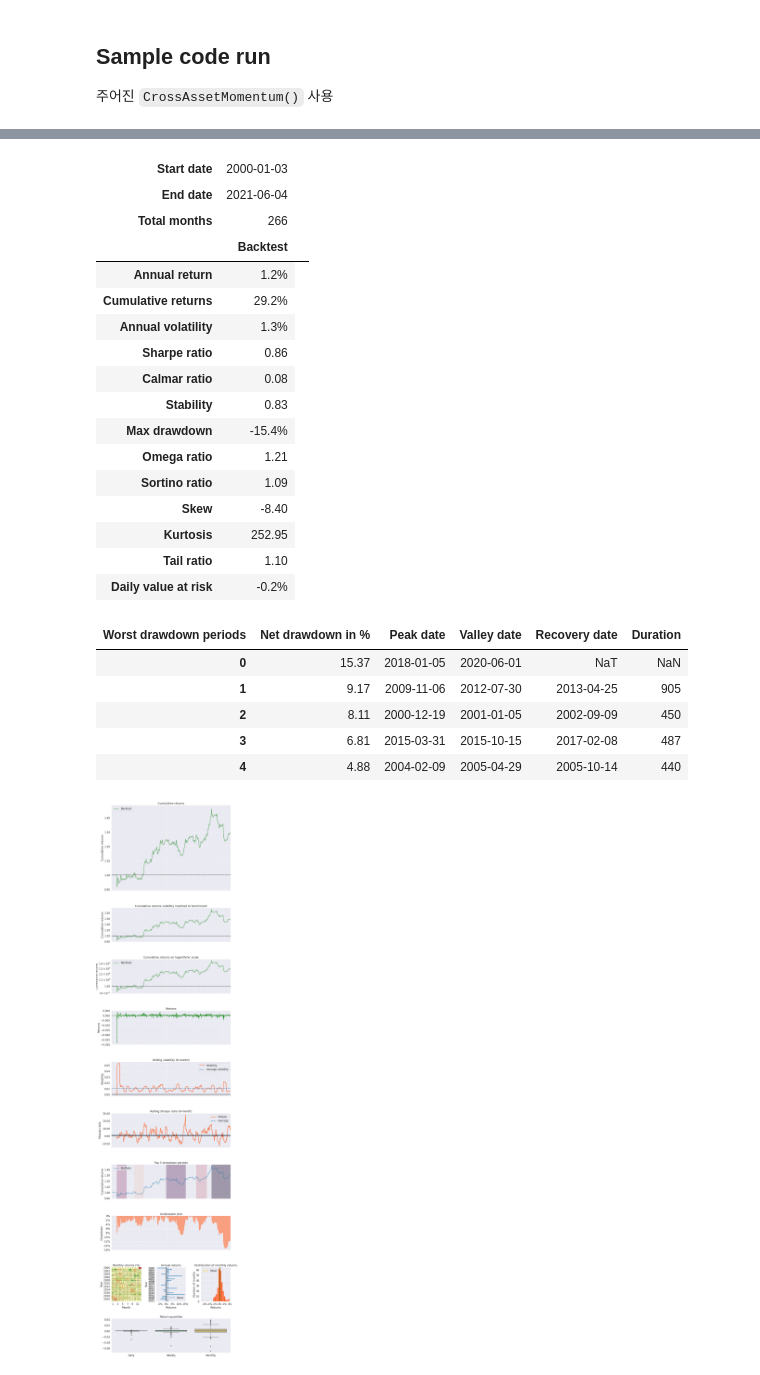
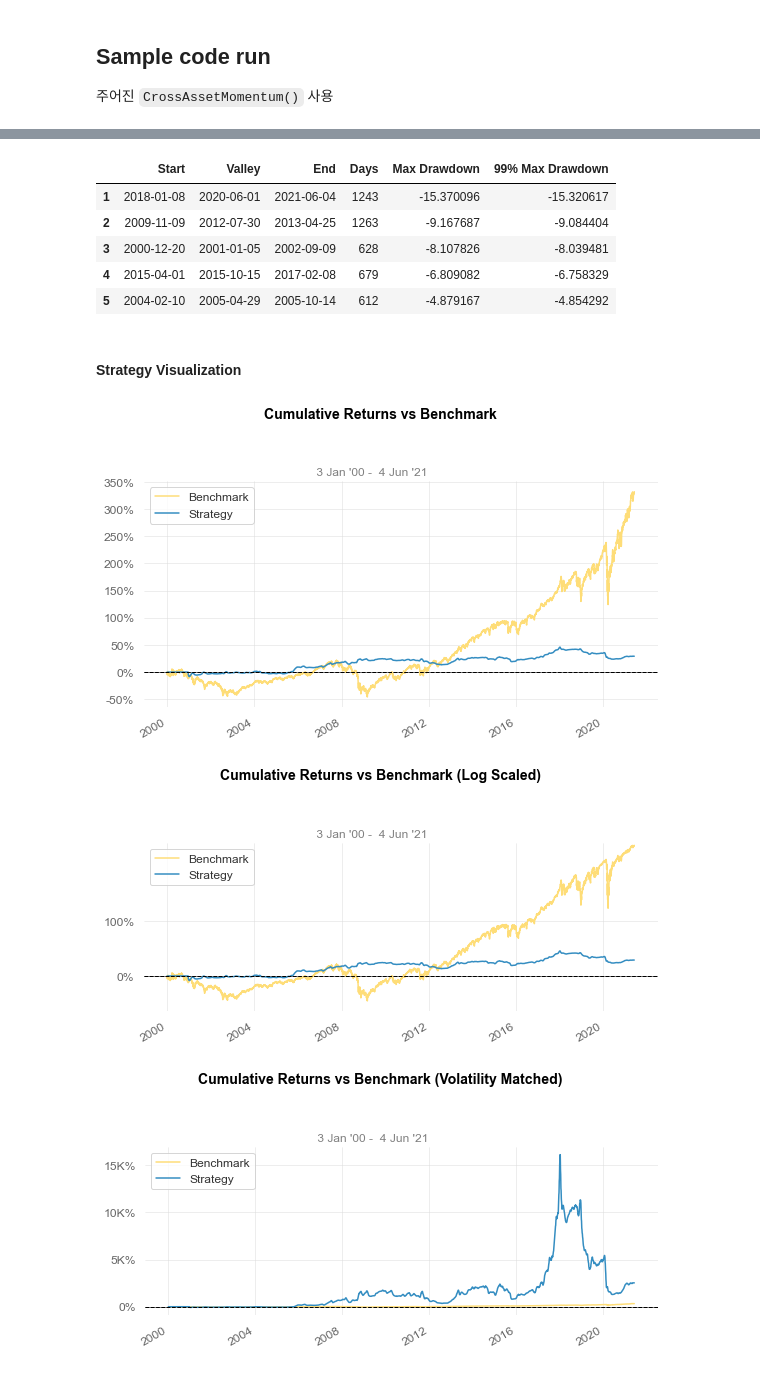
Before and after one commit to jaepil-choi/careerhigh_quant, a Jupyter notebook: project1.ipynb, the cells around one changed output, grey strips where cells are left out. Saved outputs shown, nothing was run; the diff lists cells and outputs as text; code cells hidden in the pictures.

```diff
--- a/project1.ipynb
+++ b/project1.ipynb
@@ -126,5 +126,7 @@ equity_CAM = CrossAssetMomentum(
     lookback_period=lookback_period,
     holding_period=holding_period,
     n_selection=n_selection,
+
+    show_analytics=True
 )
 # %% [output]
@@ -131,24 +153,10 @@ equity_CAM = CrossAssetMomentum(
-| Start date | 2000-01-03 |  |
-| End date | 2021-06-04 |  |
-| Total months | 266 |  |
-|  | Backtest |
-| Annual return | 1.2% |
-| Cumulative returns | 29.2% |
-| Annual volatility | 1.3% |
-| Sharpe ratio | 0.86 |
-| Calmar ratio | 0.08 |
-| Stability | 0.83 |
-| Max drawdown | -15.4% |
-| Omega ratio | 1.21 |
-| Sortino ratio | 1.09 |
-| Skew | -8.40 |
-| Kurtosis | 252.95 |
-| Tail ratio | 1.10 |
-| Daily value at risk | -0.2% |
+|  | Start | Valley | End | Days | Max Drawdown | 99% Max Drawdown |
+| 1 | 2018-01-08 | 2020-06-01 | 2021-06-04 | 1243 | -15.370096 | -15.320617 |
+| 2 | 2009-11-09 | 2012-07-30 | 2013-04-25 | 1263 | -9.167687 | -9.084404 |
+| 3 | 2000-12-20 | 2001-01-05 | 2002-09-09 | 628 | -8.107826 | -8.039481 |
+| 4 | 2015-04-01 | 2015-10-15 | 2017-02-08 | 679 | -6.809082 | -6.758329 |
+| 5 | 2004-02-10 | 2005-04-29 | 2005-10-14 | 612 | -4.879167 | -4.854292 |
-| Worst drawdown periods | Net drawdown in % | Peak date | Valley date | Recovery date | Duration |
-| 0 | 15.37 | 2018-01-05 | 2020-06-01 | NaT | NaN |
-| 1 | 9.17 | 2009-11-06 | 2012-07-30 | 2013-04-25 | 905 |
-| 2 | 8.11 | 2000-12-19 | 2001-01-05 | 2002-09-09 | 450 |
-| 3 | 6.81 | 2015-03-31 | 2015-10-15 | 2017-02-08 | 487 |
-| 4 | 4.88 | 2004-02-09 | 2005-04-29 | 2005-10-14 | 440 |
+Strategy Visualization
-[figure, old version]
+[figure, new version]
+[figure, added]
+[figure, added]
```
Also changed, not shown: parts of 1 cell of this notebook, 1 other file.
